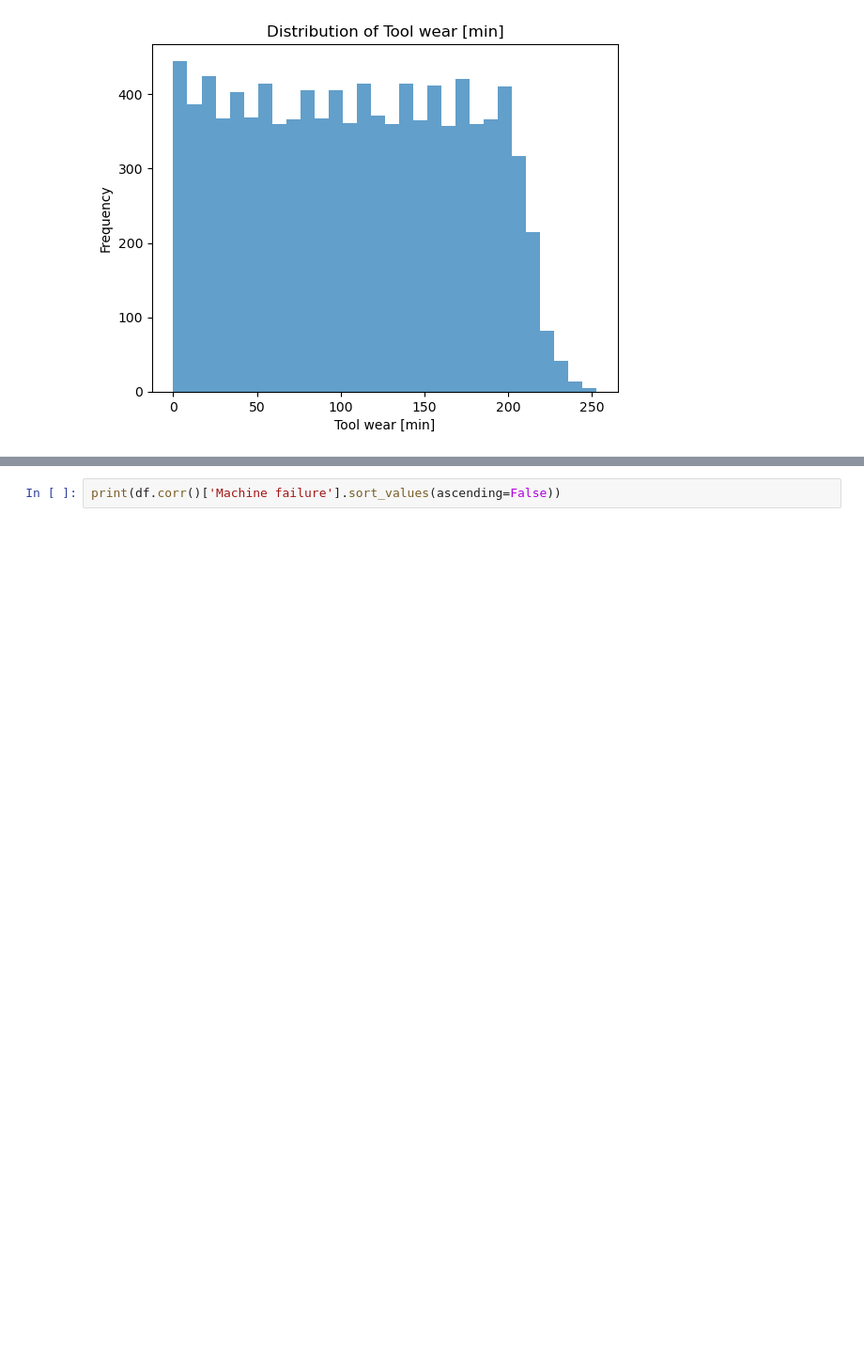
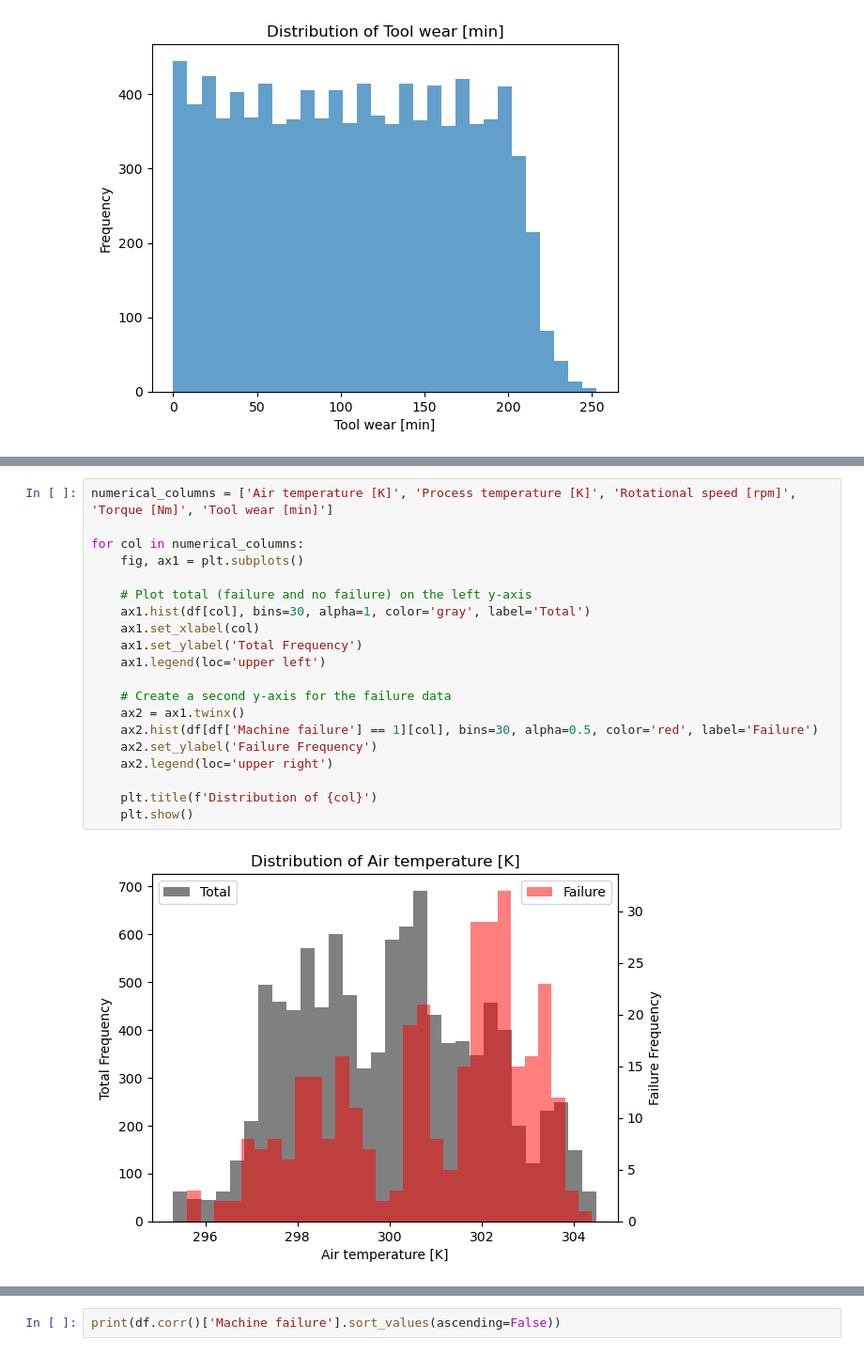
Before and after one commit to edwinsantosv/SummerCamp-2025, a Jupyter notebook: 1_Final Project/DataExploration.ipynb, the cells around one changed output, grey strips where cells are left out. Shown at 94% size. Saved outputs shown, nothing was run; the diff lists cells and outputs as text; blank space fills up the shorter version.

```diff
--- a/1_Final Project/DataExploration.ipynb
+++ b/1_Final Project/DataExploration.ipynb
@@ -107,0 +125,22 @@ for col in numerical_columns:
+# %%
+numerical_columns = ['Air temperature [K]', 'Process temperature [K]', 'Rotational speed [rpm]', 'Torque [Nm]', 'Tool wear [min]']
+
+for col in numerical_columns:
+    fig, ax1 = plt.subplots()
+
+    # Plot total (failure and no failure) on the left y-axis
+    ax1.hist(df[col], bins=30, alpha=1, color='gray', label='Total')
+    ax1.set_xlabel(col)
+    ax1.set_ylabel('Total Frequency')
+    ax1.legend(loc='upper left')
+
+    # Create a second y-axis for the failure data
+    ax2 = ax1.twinx()
+    ax2.hist(df[df['Machine failure'] == 1][col], bins=30, alpha=0.5, color='red', label='Failure')
+    ax2.set_ylabel('Failure Frequency')
+    ax2.legend(loc='upper right')
+
+    plt.title(f'Distribution of {col}')
+    plt.show()
+# %% [output]
+[figure, added]
```
Also changed, not shown: parts of 11 cells of this notebook, 10 other files.
